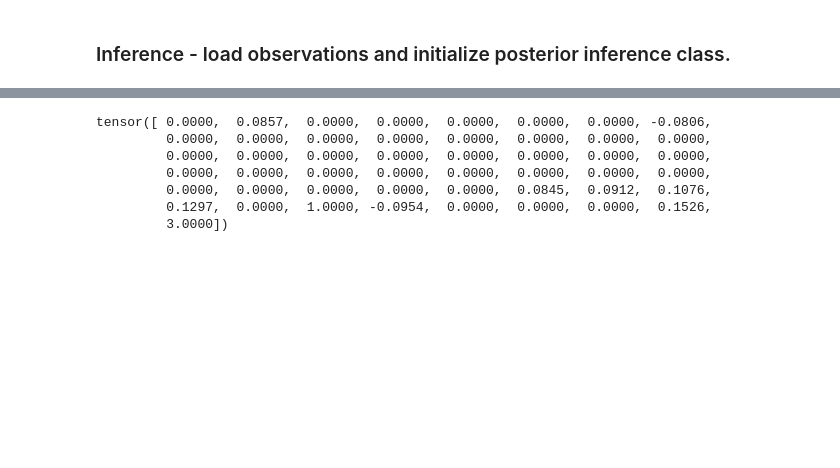
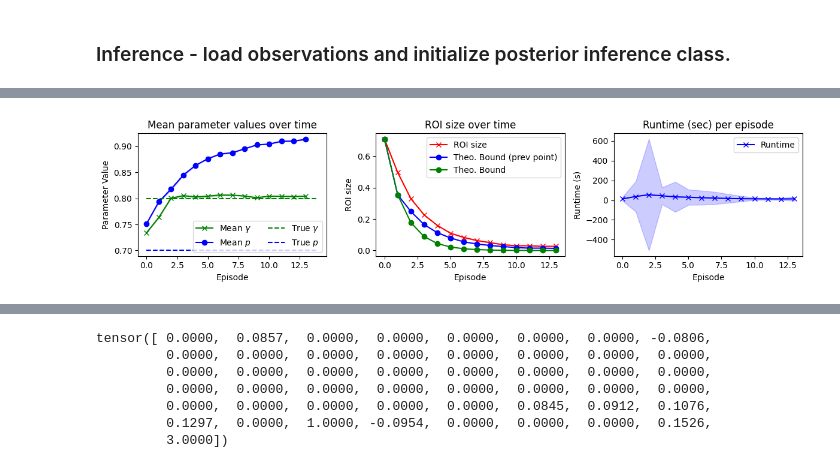
Before and after one commit to ankile/irl-environment-design, a Jupyter notebook: notebooks/02_pn_multi_round_ED.ipynb, the cells around one changed output, grey strips where cells are left out. Cells and saved outputs as stored; diff of their text form; code cells hidden in the pictures; blank space fills up the shorter version.

```diff
--- a/notebooks/02_pn_multi_round_ED.ipynb
+++ b/notebooks/02_pn_multi_round_ED.ipynb
@@ -35,9 +35,9 @@ agent_R[N-1, M-1] = 3
 
 
 # Start by making the agent we want to learn the policy of
-agent_p = 0.9
-agent_gamma = 0.8
-p_true=0.9
+agent_p = 0.7
+agent_gamma = 0.9
+p_true=0.7
 
 agent_R = agent_R.flatten()
 goal_states = np.where(agent_R != 0)[0]
@@ -280,7 +272,10 @@ array([0.5 , 0.56, 0.61, 0.67, 0.72, 0.78, 0.83, 0.89, 0.94, 1.  ])
 # %%
 import pickle
 
-experiment_name = os.path.join("checkpoints", "big_small", "18.04.2024", "16:28:40")
+experiment_1_path = os.path.join("checkpoints", "big_small", "26.04.2024", "09:09:21")
+experiment_2_path = os.path.join("checkpoints", "big_small", "26.04.2024", "10:51:27")
+experiment_3_path = os.path.join("checkpoints", "big_small", "26.04.2024", "11:09:02")
+
 
 def load_file(file_name):
     with open(file_name, 'rb') as file:
@@ -288,5 +283,10 @@ def load_file(file_name):
     return data
 
 # Example usage
-file_name = experiment_name
-big_small_experiment = load_file(file_name)
+big_small_experiment_1 = load_file(experiment_1_path)
+big_small_experiment_2 = load_file(experiment_2_path)
+big_small_experiment_3 = load_file(experiment_3_path)
+# %%
+diags_1 = big_small_experiment_1["diagnostics"]
+diags_2 = big_small_experiment_2["diagnostics"]
+diags_3 = big_small_experiment_3["diagnostics"]
@@ -293,2 +295,74 @@ big_small_experiment = load_file(file_name)
+# %%
+def make_diagnostics_data(diags):
+
+
+    params = diags["parameter_means"]
+    roi_sizes = diags["ROI_sizes"]
+    runtimes = diags["runtime_secs"]
+    theoretical_halfing_prev = [roi_size/2 for roi_size in roi_sizes[:-1]]
+    theoretical_halfing_prev = [roi_sizes[0]] + theoretical_halfing_prev
+    theoretical_halfing = [roi_sizes[0]/(2**i) for i in range(len(roi_sizes))]
+    gammas = []
+    ps = []
+
+    for param in params:
+        gammas.append(param.gamma)
+        ps.append(param.p)
+
+    return np.array(gammas), np.array(ps), np.array(roi_sizes), np.array(runtimes), np.array(theoretical_halfing_prev), np.array(theoretical_halfing)
+
+gammas_1, ps_1, roi_sizes_1, runtimes_1, theoretical_halfing_prev_1, theoretical_halfing_1 = make_diagnostics_data(diags_1)
+gammas_2, ps_2, roi_sizes_2, runtimes_2, theoretical_halfing_prev_2, theoretical_halfing_2 = make_diagnostics_data(diags_2)
+gammas_3, ps_3, roi_sizes_3, runtimes_3, theoretical_halfing_prev_3, theoretical_halfing_3 = make_diagnostics_data(diags_3)
+
+mean_gammas = np.mean([gammas_1, gammas_2, gammas_3], axis=0)
+mean_ps = np.mean([ps_1, ps_2, ps_3], axis=0)
+mean_roi_sizes = np.mean([roi_sizes_1, roi_sizes_2, roi_sizes_3], axis=0)
+mean_runtimes = np.mean([runtimes_1, runtimes_2, runtimes_3], axis=0)
+mean_theoretical_halfing_prev = np.mean([theoretical_halfing_prev_1, theoretical_halfing_prev_2, theoretical_halfing_prev_3], axis=0)
+mean_theoretical_halfing = np.mean([theoretical_halfing_1, theoretical_halfing_2, theoretical_halfing_3], axis=0)
+
+var_gammas = np.var([gammas_1, gammas_2, gammas_3], axis=0)
+var_ps = np.var([ps_1, ps_2, ps_3], axis=0)
+var_roi_sizes = np.var([roi_sizes_1, roi_sizes_2, roi_sizes_3], axis=0)
+var_runtimes = np.var([runtimes_1, runtimes_2, runtimes_3], axis=0)
+var_theoretical_halfing_prev = np.var([theoretical_halfing_prev_1, theoretical_halfing_prev_2, theoretical_halfing_prev_3], axis=0)
+var_theoretical_halfing = np.var([theoretical_halfing_1, theoretical_halfing_2, theoretical_halfing_3], axis=0)
+
+import matplotlib.pyplot as plt
+
+fig, ax = plt.subplots(1, 3, figsize=(12, 3))
+
+ax[0].plot(mean_gammas, "g-x", label = "Mean $\gamma$")
+ax[0].plot(mean_ps, "b-o", label="Mean $p$")
+ax[0].fill_between(np.arange(0, len(gammas_1)), mean_gammas - 2*var_gammas, mean_gammas + 2*var_gammas, color="g", alpha=0.2)
+ax[0].fill_between(np.arange(0, len(gammas_1)), mean_ps - 2*var_ps, mean_ps + 2*var_ps, color="b", alpha=0.2)
+ax[0].set_xlabel("Episode")
+ax[0].set_ylabel("Parameter Value")
+ax[0].set_title("Mean parameter values over time")
+ax[0].hlines(agent_gamma, 0, len(gammas_1), colors="g", linestyles="--", label="True $\gamma$")
+ax[0].hlines(agent_p, 0, len(gammas_1), colors="b", linestyles="--", label="True $p$")
+# ax[0].set_ylim(0.5, 0.95)
+ax[0].legend(ncol=2)
+
+ax[1].plot(mean_roi_sizes, "r-x", label="ROI size")
+ax[1].plot(mean_theoretical_halfing_prev, "b-o", label="Theo. Bound (prev point)")
+ax[1].plot(mean_theoretical_halfing, "g-o", label="Theo. Bound")
+ax[1].fill_between(np.arange(0, len(mean_roi_sizes)), mean_roi_sizes - 2*var_roi_sizes, mean_roi_sizes + 2*var_roi_sizes, color="r", alpha=0.2)
+ax[1].set_xlabel("Episode")
+ax[1].set_ylabel("ROI size")
+ax[1].set_title("ROI size over time")
+ax[1].legend()
+
+ax[2].plot(mean_runtimes, "b-x", label="Runtime")
+ax[2].fill_between(np.arange(0, len(mean_roi_sizes)), mean_runtimes - 2*var_runtimes, mean_runtimes + 2*var_runtimes, color="b", alpha=0.2)
+ax[2].set_xlabel("Episode")
+ax[2].set_ylabel("Runtime (s)")
+ax[2].set_title("Runtime (sec) per episode")
+ax[2].legend()
+plt.tight_layout()
+plt.show()
+# %% [output]
+[figure, added]
 # %%
 obs = big_small_experiment["all_observations"][7]
```
Also changed, not shown: parts of 4 cells of this notebook, 16 other files.
